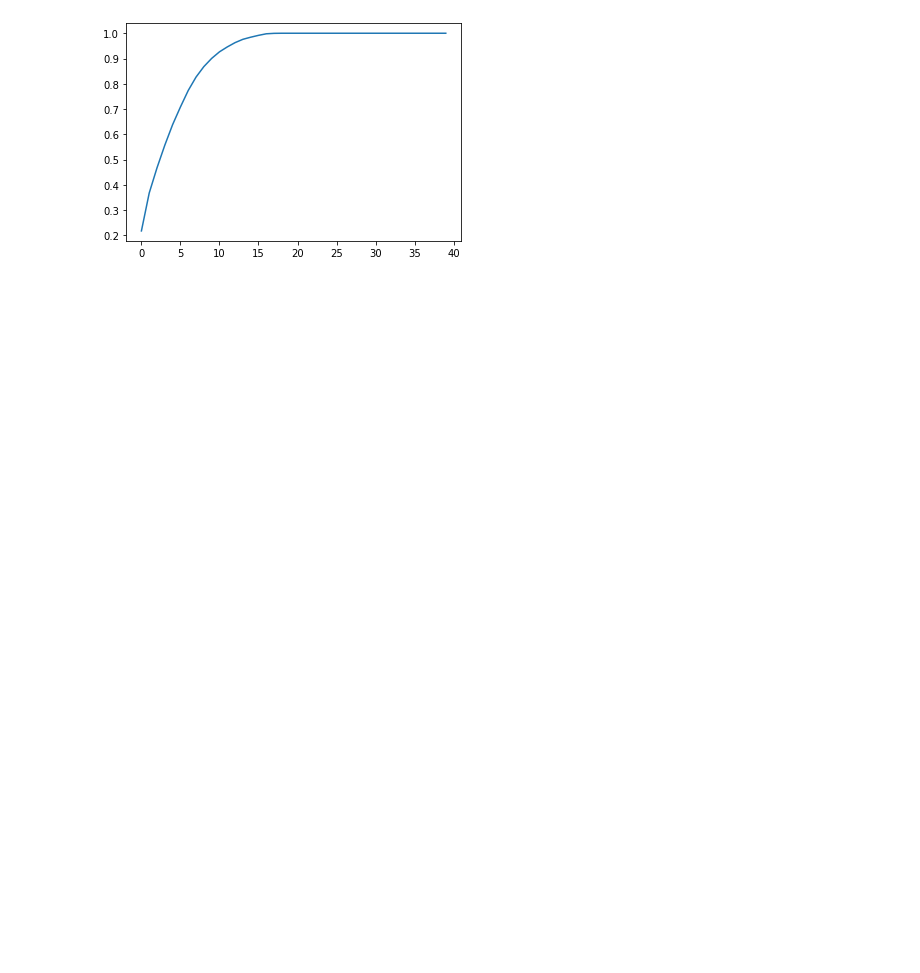
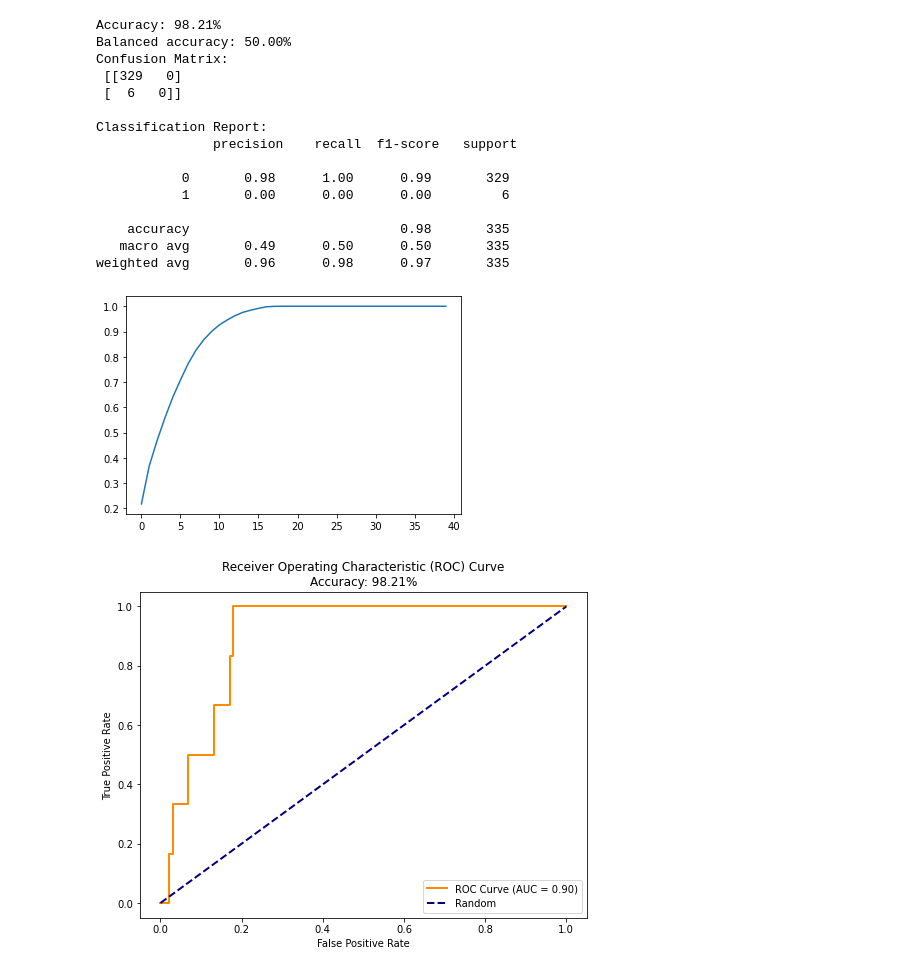
Before and after one commit to Tim0828/8CC00-groep-9, a Jupyter notebook: regression/regression2.ipynb, the cells around one changed output. Drawn from its saved outputs; the diff is of its cells as text; code cells hidden in the pictures; blank space fills up the shorter version.

Commit message:
changes made
data files voor nu toegevoegd, want ik kreeg de error niet weg, wordt later gefixt

```diff
--- a/regression/regression2.ipynb
+++ b/regression/regression2.ipynb
@@ -23,40 +24,87 @@ columns_to_keep = ["BCUT2D_MRHI", "MinEStateIndex", "BCUT2D_MWHI", "SMR_VSA10",
                    "SlogP_VSA10", "fr_aniline", "fr_nitro"]
 # Filter df_tested_data to keep only the selected columns
 df_tested_data = df_tested_data_and_descriptors[columns_to_keep]
-#df_tested_data = df_tested_data.drop(columns=['PKM2_inhibition', 'ERK2_inhibition', 'SMILES']) #met alles
+#df_tested_data = df_tested_data_and_descriptors.drop(columns=['PKM2_inhibition', 'ERK2_inhibition', 'SMILES']) #met alles
 
 # remove columns of zero variance
 zero_variance_columns = df_tested_data.columns[df_tested_data.nunique() <= 1]
 df_tested_data = df_tested_data.drop(columns=zero_variance_columns)
 
 scalerminmax = MinMaxScaler()
-df_scaled = scalerminmax.fit_transform(df_tested_data)
+df_scaled_tested = scalerminmax.fit_transform(df_tested_data)
 # %%
 # Split the data into X and y
 y = df_descriptors.pop('PKM2_inhibition')
-X = df_scaled
+X = df_scaled_tested
+
+X_train, X_test, y_train, y_test = train_test_split(
+    X, y, test_size=0.2, random_state=42)
+
+scaler = MinMaxScaler()
+X_train = scaler.fit_transform(X_train)
+X_test = scaler.transform(X_test)
 
 # Split the data into training and test data set
-
-X_train, X_test, y_train, y_test = train_test_split(X,y, train_size=0.7,test_size=0.3,random_state=42)
+X_train, X_test, y_train, y_test_PKM2 = train_test_split(X,y, train_size=0.7,test_size=0.3,random_state=42)
 
 # Decide the number of PCA components based on the retained information
 pca = PCA()
 pca.fit(X_train)
 explained_variance = pca.explained_variance_ratio_.cumsum()
 plt.plot(explained_variance)
 
 # Determine the number of components needed to explain 90% of the variance
 desired_variance = 0.90
 num_components = (np.argmax(explained_variance >= desired_variance) + 1)
+
 #loose components who have too little influence
 pca=PCA(n_components=num_components)
+X_train_pca = pca.fit_transform(X_train)
+X_test_pca = pca.transform(X_test)
 
-tested_mol_pca = pca.fit_transform(X_train)
+logr_model=LogisticRegression()
+logr_model.fit(X_train_pca,y_train)
 
-#corr_mat = np.corrcoef(tested_mol_pca.transpose())
-#plt.figure(figsize=[15,8])
-#sns.heatmap(corr_mat)
-#plt.show()
+y_pred_PKM2 = logr_model.predict(X_test_pca)
+accuracy_PKM2 = accuracy_score(y_test_PKM2, y_pred_PKM2)
+balanced_accuracy_PKM2=balanced_accuracy_score(y_test_PKM2, y_pred_PKM2)
+print("Accuracy: {:.2f}%".format(accuracy_PKM2 * 100))
+print("Balanced accuracy: {:.2f}%".format(balanced_accuracy_PKM2 * 100))
+
+# evaluate the model
+print("Confusion Matrix:\n", confusion_matrix(y_test_PKM2, y_pred_PKM2))
+print("\nClassification Report:\n", classification_report(y_test_PKM2, y_pred_PKM2))
+
+# Plot ROC Curve
+y_prob_PKM2 = logr_model.predict_proba(X_test_pca)[:, 1]
+fpr, tpr, thresholds = roc_curve(y_test_PKM2, y_prob_PKM2)
+roc_auc = auc(fpr, tpr)
+
+plt.figure(figsize=(8, 6))
+plt.plot(fpr, tpr, color='darkorange', lw=2,
+         label=f'ROC Curve (AUC = {roc_auc:.2f})')
+plt.plot([0, 1], [0, 1], color='navy', lw=2, linestyle='--', label='Random')
+plt.xlabel('False Positive Rate')
+plt.ylabel('True Positive Rate')
+plt.title('Receiver Operating Characteristic (ROC) Curve\nAccuracy: {:.2f}%'.format(
+    accuracy_PKM2 * 100))
+plt.legend(loc="lower right")
+plt.show()
 # %% [output]
+Accuracy: 98.21%
+Balanced accuracy: 50.00%
+Confusion Matrix:
+ [[329   0]
+ [  6   0]]
+
+Classification Report:
+               precision    recall  f1-score   support
+
+           0       0.98      1.00      0.99       329
+           1       0.00      0.00      0.00         6
+
+    accuracy                           0.98       335
+   macro avg       0.49      0.50      0.50       335
+weighted avg       0.96      0.98      0.97       335
 [figure]
+[figure, added]
```
Also changed, not shown: parts of 6 cells of this notebook, 4 other files.
